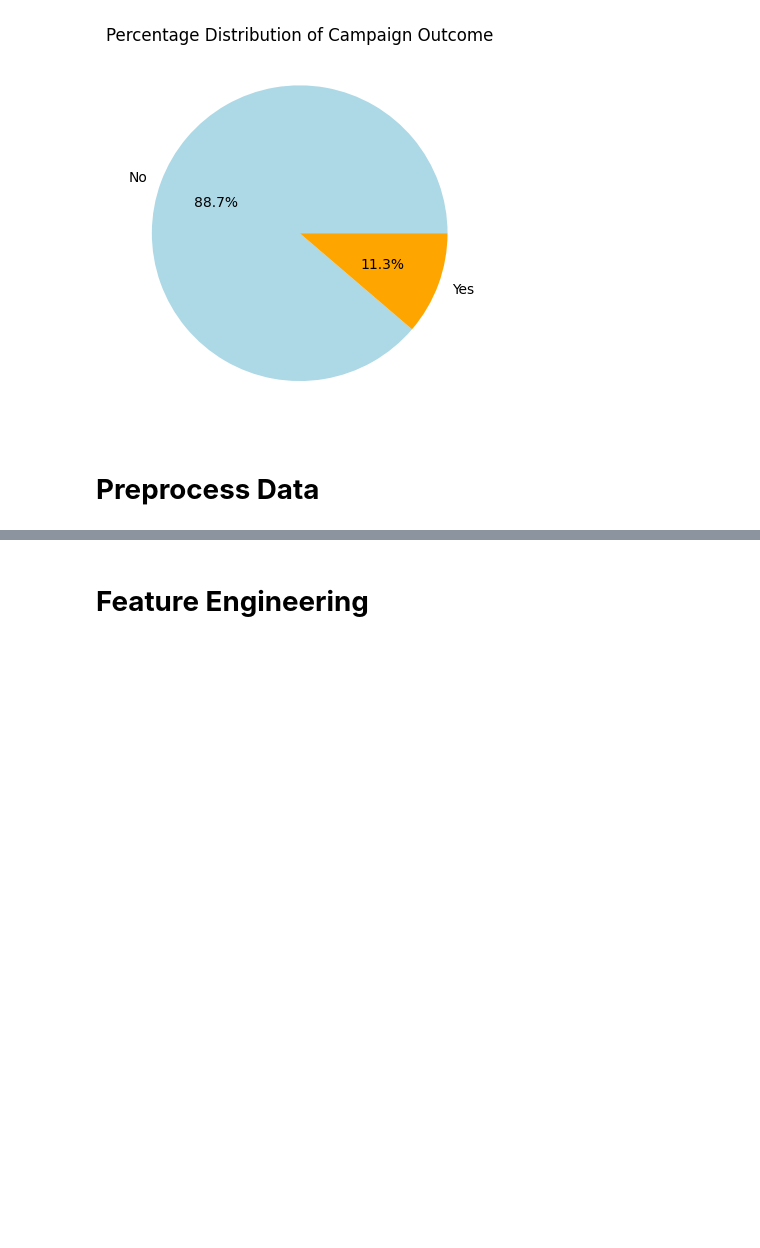
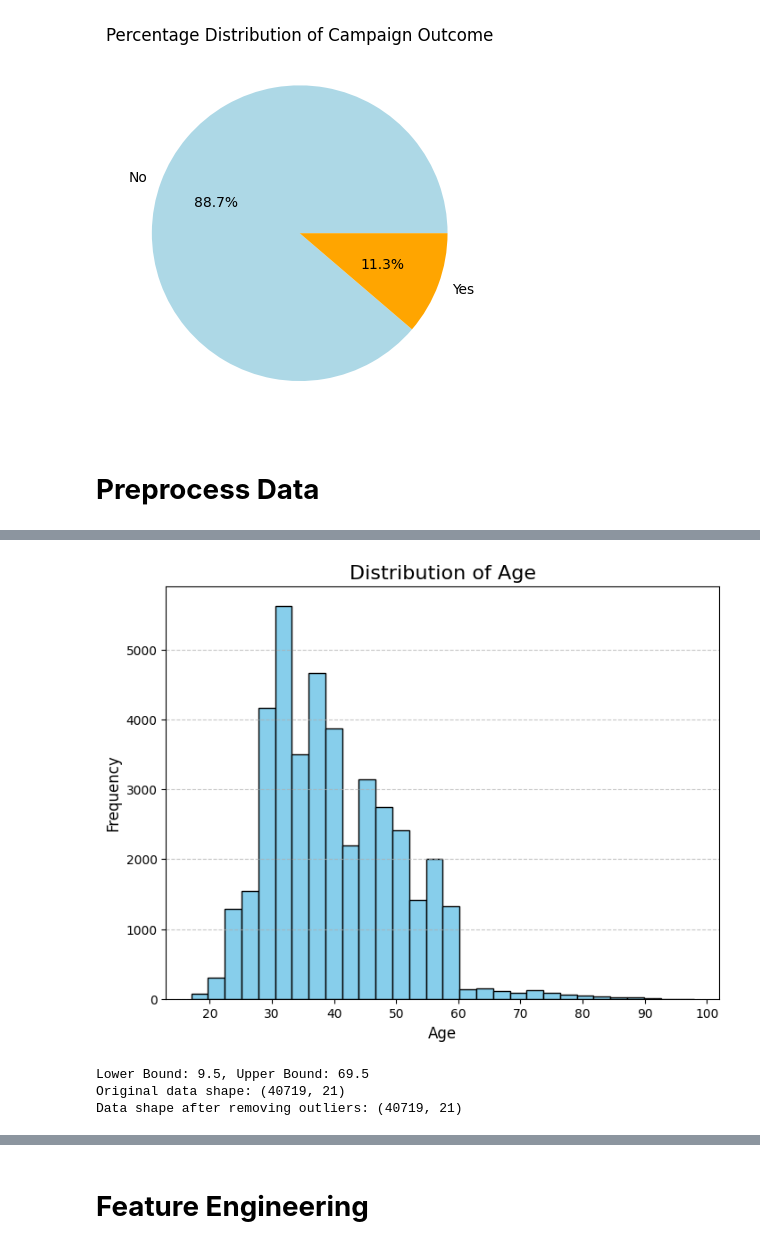
Before and after one commit to vihanga-induwara/CM2604-CW-Bank-Marketing, a Jupyter notebook: Bank Marketing.ipynb, the cells around one changed output, grey strips where cells are left out. Saved outputs shown, nothing was run; the diff lists cells and outputs as text; code cells hidden in the pictures; blank space fills up the shorter version.

```diff
--- a/Bank Marketing.ipynb
+++ b/Bank Marketing.ipynb
@@ -4,7 +4,7 @@
 import pandas as pd
 
 
-data = pd.read_csv("https://raw.githubusercontent.com/vihanga-induwara/CM2604-CW-Bank-Marketing/refs/heads/main/bank%2Bmarketing/bank-additional/bank-additional/bank-additional-full.csv?token=GHSAT0AAAAAAC3SWV7BMAMHDKOGZ2KORLBIZ3E6Y4Q", sep=";")
+data = pd.read_csv("https://raw.githubusercontent.com/vihanga-induwara/CM2604-CW-Bank-Marketing/refs/heads/main/bank%2Bmarketing/bank-additional/bank-additional/bank-additional-full.csv", sep=";")
 # %%
 data.head()
 # %% [output]
@@ -145,0 +194,36 @@ Name: proportion, dtype: float64
+# %%
+import matplotlib.pyplot as plt
+
+plt.figure(figsize=(8, 6))
+plt.hist(data["age"], bins=30, color='skyblue', edgecolor='black')
+plt.title("Distribution of Age", fontsize=16)
+plt.xlabel("Age", fontsize=12)
+plt.ylabel("Frequency", fontsize=12)
+plt.grid(axis='y', linestyle='--', alpha=0.7)
+plt.show()
+# %% [output]
+[figure, added]
+# %%
+import pandas as pd
+
+# Calculate Q1 (25th percentile), Q3 (75th percentile), and IQR
+Q1 = data['age'].quantile(0.25)
+Q3 = data['age'].quantile(0.75)
+IQR = Q3 - Q1
+
+# Define the lower and upper bounds
+lower_bound = Q1 - 1.5 * IQR
+upper_bound = Q3 + 1.5 * IQR
+
+print(f"Lower Bound: {lower_bound}, Upper Bound: {upper_bound}")
+
+# Filter the data to exclude outliers
+data = data[(data['age'] >= lower_bound) & (data['age'] <= upper_bound)]
+
+# Print the shape of the dataset before and after removing outliers
+print(f"Original data shape: {data.shape}")
+print(f"Data shape after removing outliers: {data_no_outliers.shape}")
+# %% [output]
+Lower Bound: 9.5, Upper Bound: 69.5
+Original data shape: (40719, 21)
+Data shape after removing outliers: (40719, 21)
```
Also changed, not shown: parts of 63 cells of this notebook.
